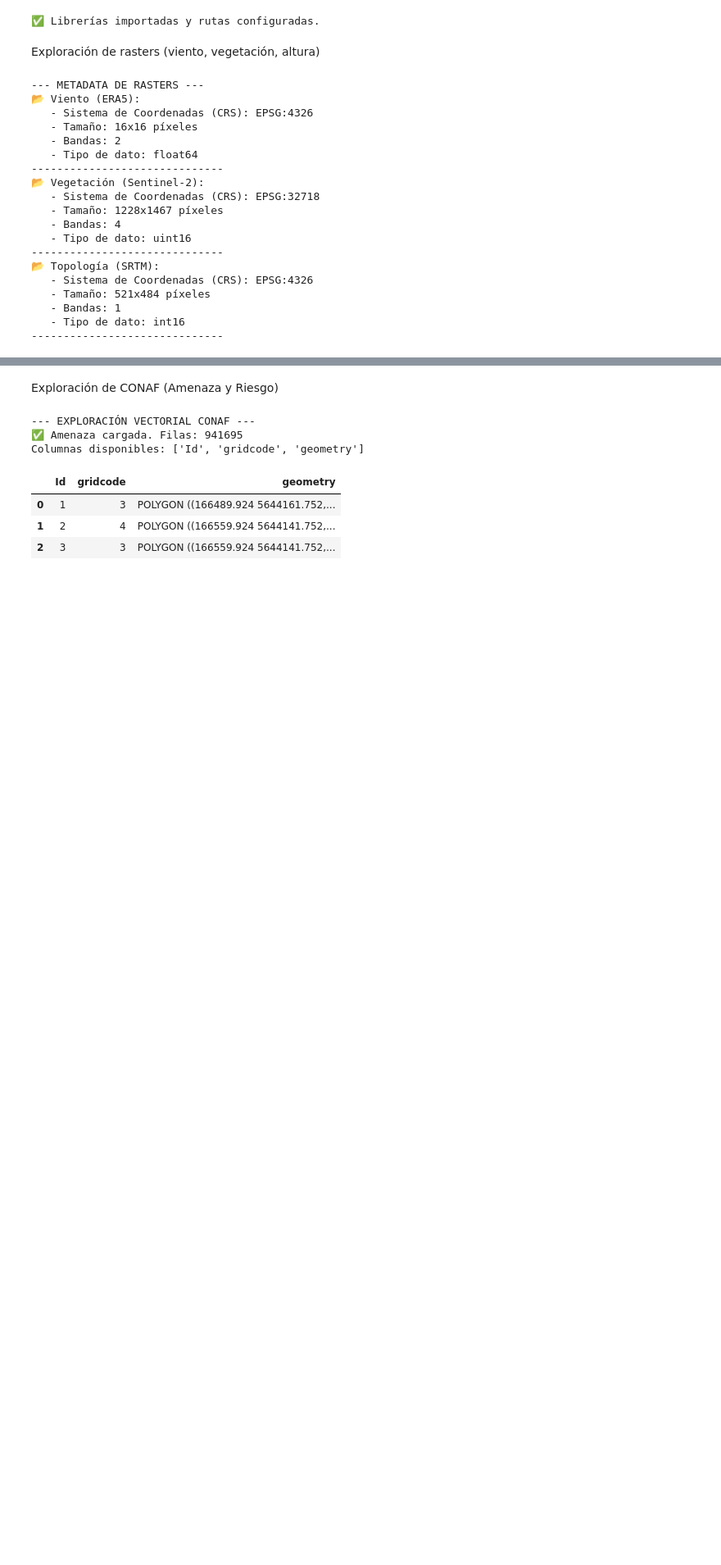
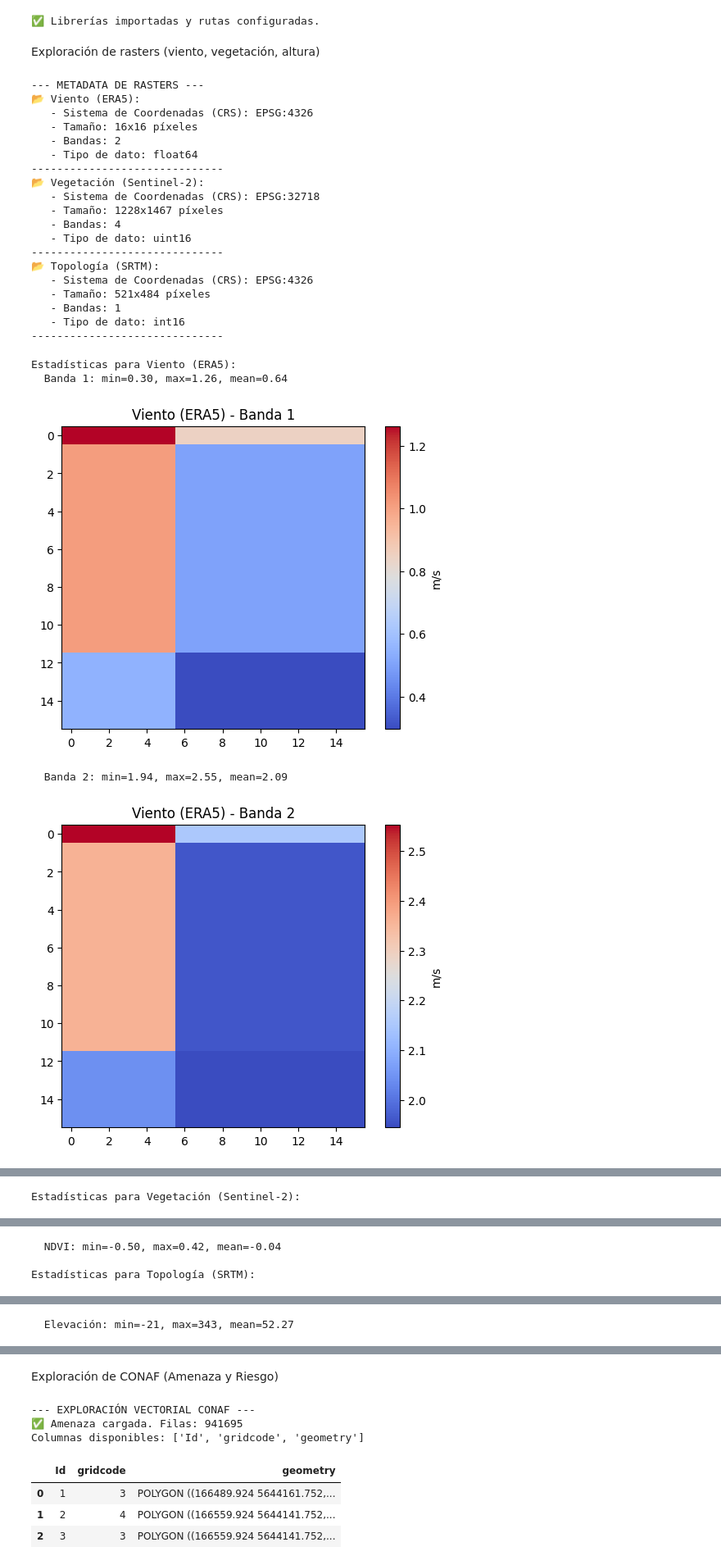
Before and after one commit to AracelyU/firescope, a Jupyter notebook: notebooks/01_exploratory.ipynb, the cells around one changed output, grey strips where cells are left out. Shown at 82% size. Cells and saved outputs as stored; diff of their text form; code cells hidden in the pictures; blank space fills up the shorter version.

Commit message:
update: exploratory
Añadí información de los raster

```diff
--- a/notebooks/01_exploratory.ipynb
+++ b/notebooks/01_exploratory.ipynb
@@ -7,10 +7,12 @@ import rasterio
 import geopandas as gpd
 import matplotlib.pyplot as plt
 import pandas as pd
+import numpy as np
 from rasterio.plot import show
 
 # Configuración de rutas relativas (asumiendo que el notebook está en /notebooks)
 RAW_DIR = "../data/raw"
+FIGURE_DIR = "../outputs/figures"
 
 print("✅ Librerías importadas y rutas configuradas.")
 # %% [output]
@@ -57,3 +59,71 @@ for nombre, ruta in rasters.items():
    - Bandas: 1
    - Tipo de dato: int16
 ------------------------------
+# %%
+# Crear carpeta FIGURE_DIR si no existe
+os.makedirs(FIGURE_DIR, exist_ok=True)
+
+for nombre, ruta in rasters.items():
+    if os.path.exists(ruta):
+        with rasterio.open(ruta) as src:
+            data = src.read()
+            print(f"\nEstadísticas para {nombre}:")
+
+            # --- ERA5 Viento ---
+            if "Viento" in nombre:
+                for i in range(src.count):
+                    band = data[i]
+                    print(f"  Banda {i+1}: min={band.min():.2f}, max={band.max():.2f}, mean={band.mean():.2f}")
+                    plt.imshow(band, cmap="coolwarm")
+                    plt.title(f"{nombre} - Banda {i+1}")
+                    plt.colorbar(label="m/s")
+                    # Guardar figura
+                    fname = f"{nombre.replace(' ', '_').lower()}_banda{i+1}.png"
+                    plt.savefig(os.path.join(FIGURE_DIR, fname), dpi=300, bbox_inches="tight")
+                    plt.show()
+                # Magnitud del viento
+                u, v = data
+                mag = np.sqrt(u**2 + v**2)
+                plt.imshow(mag, cmap="viridis")
+                plt.title(f"{nombre} - Magnitud del viento")
+                plt.colorbar(label="m/s")
+                fname = f"{nombre.replace(' ', '_').lower()}_magnitud.png"
+                plt.savefig(os.path.join(FIGURE_DIR, fname), dpi=300, bbox_inches="tight")
+                plt.show()
+
+            # --- Vegetación Sentinel-2 ---
+            elif "Vegetación" in nombre:
+                rgb = np.dstack([data[0], data[1], data[2]])
+                plt.imshow(rgb / np.max(rgb))
+                plt.title(f"{nombre} - Composición RGB")
+                fname = f"{nombre.replace(' ', '_').lower()}_rgb.png"
+                plt.savefig(os.path.join(FIGURE_DIR, fname), dpi=300, bbox_inches="tight")
+                plt.show()
+                # NDVI
+                nir = data[3].astype(float)
+                red = data[0].astype(float)
+                ndvi = (nir - red) / (nir + red + 1e-6)
+                plt.imshow(ndvi, cmap="RdYlGn")
+                plt.title(f"{nombre} - NDVI")
+                plt.colorbar(label="NDVI")
+                fname = f"{nombre.replace(' ', '_').lower()}_ndvi.png"
+                plt.savefig(os.path.join(FIGURE_DIR, fname), dpi=300, bbox_inches="tight")
+                plt.show()
+                print(f"  NDVI: min={ndvi.min():.2f}, max={ndvi.max():.2f}, mean={ndvi.mean():.2f}")
+
+            # --- Topología SRTM ---
+            elif "Topología" in nombre:
+                elev = data[0]
+                plt.imshow(elev, cmap="terrain")
+                plt.title(f"{nombre} - Elevación")
+                plt.colorbar(label="msnm")
+                fname = f"{nombre.replace(' ', '_').lower()}_elevacion.png"
+                plt.savefig(os.path.join(FIGURE_DIR, fname), dpi=300, bbox_inches="tight")
+                plt.show()
+                print(f"  Elevación: min={elev.min()}, max={elev.max()}, mean={elev.mean():.2f}")
+# %% [output]
+Estadísticas para Viento (ERA5):
+  Banda 1: min=0.30, max=1.26, mean=0.64
+[figure, added]
+  Banda 2: min=1.94, max=2.55, mean=2.09
+[figure, added]
@@ -59,0 +131 @@ for nombre, ruta in rasters.items():
+Estadísticas para Vegetación (Sentinel-2):
@@ -59,0 +134,3 @@ for nombre, ruta in rasters.items():
+  NDVI: min=-0.50, max=0.42, mean=-0.04
+
+Estadísticas para Topología (SRTM):
@@ -59,0 +138 @@ for nombre, ruta in rasters.items():
+  Elevación: min=-21, max=343, mean=52.27
```
Also changed, not shown: parts of 2 cells of this notebook, 10 other files.
